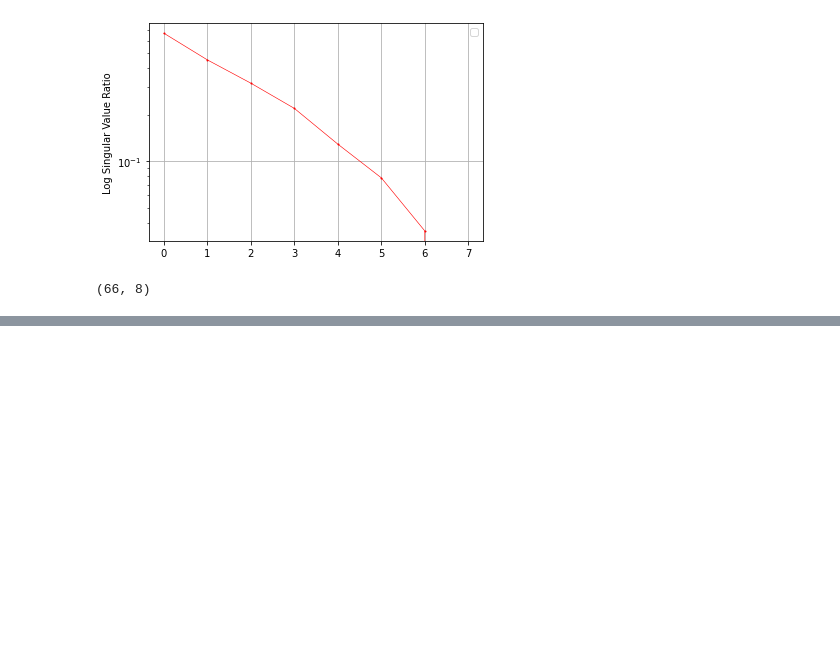
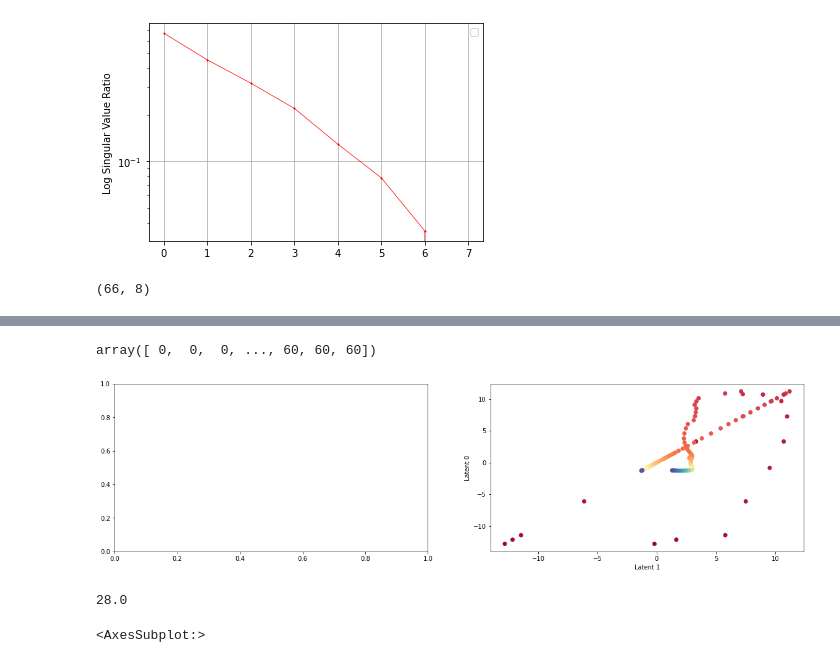
Before and after one commit to ViskaWei/AE, a Jupyter notebook: nb/FT_ae.ipynb, the cells around one changed output, grey strips where cells are left out. Cells and saved outputs as stored; diff of their text form; code cells hidden in the pictures; blank space fills up the shorter version.

```diff
--- a/nb/FT_ae.ipynb
+++ b/nb/FT_ae.ipynb
@@ -33,11 +33,11 @@ gpus
 with h5py.File(PCA_PATH, 'r') as f:
 #     flux = f['flux'][()]
 #     flux_idx = f['flux_idx'][()]
-    Fe_H = f['Fe_H'][()]
+#     Fe_H = f['Fe_H'][()]
 #     log_g = f['log_g'][()]
 #     O_M = f['O_M'][()]
 #     C_M = f['C_M'][()]
-#     T_eff = f['T_eff'][()]
+    T_eff = f['T_eff'][()]
 #     wave = f['wave'][()]
 #     eigv = f['flux_eigv'][()]
 # %%
@@ -198,0 +203,25 @@ plt.plot()
+# %%
+Te
+# %% [output]
+array([ 0,  0,  0, ..., 60, 60, 60])
+# %%
+def plot_traj(data, i, j, T_eff, ax=None):
+    ax = ax or plt.gca()
+    ax.scatter(data[:,i], data[:,j], c=T_eff, cmap = "Spectral")
+    ax.set_xlabel(f"Latent {i}")
+    ax.set_ylabel(f"Latent {j}")
+#     return pp
+#     ax.colorbar()
+# %%
+f, axs = plt.subplots(1,2, figsize=(20, 1*5))
+axss = axs.flatten()
+k=0
+for i in range(2):
+    plot_traj(en1d, i, 0, T_eff, ax=axss[k])
+    k+=1
+# %% [output]
+[figure, added]
+# %%
+56/2
+# %% [output]
+28.0
@@ -198,0 +230,4 @@ plt.plot()
+# %%
+axss[1]
+# %% [output]
+<AxesSubplot:>
```
Also changed, not shown: parts of 6 cells of this notebook, 6 other files.
